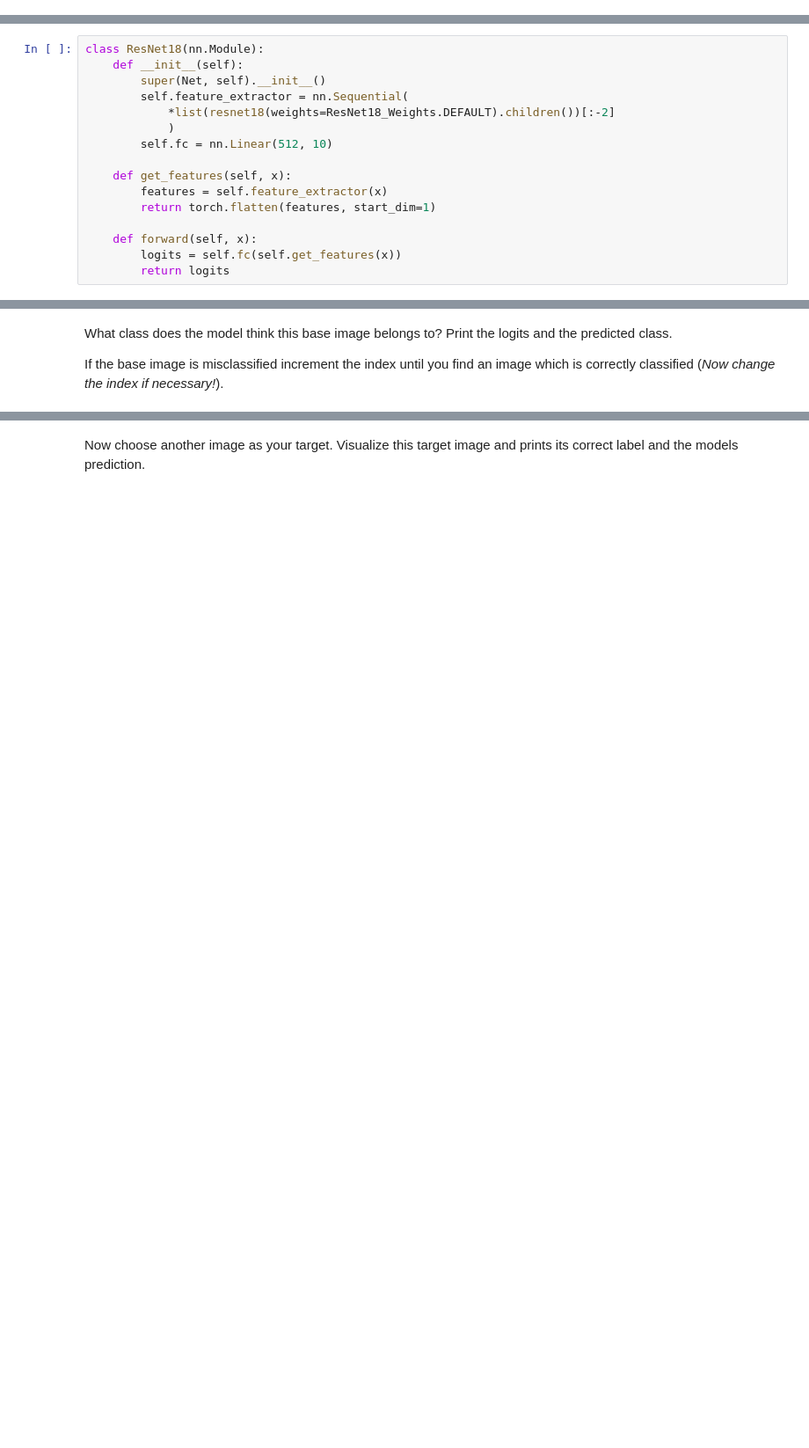
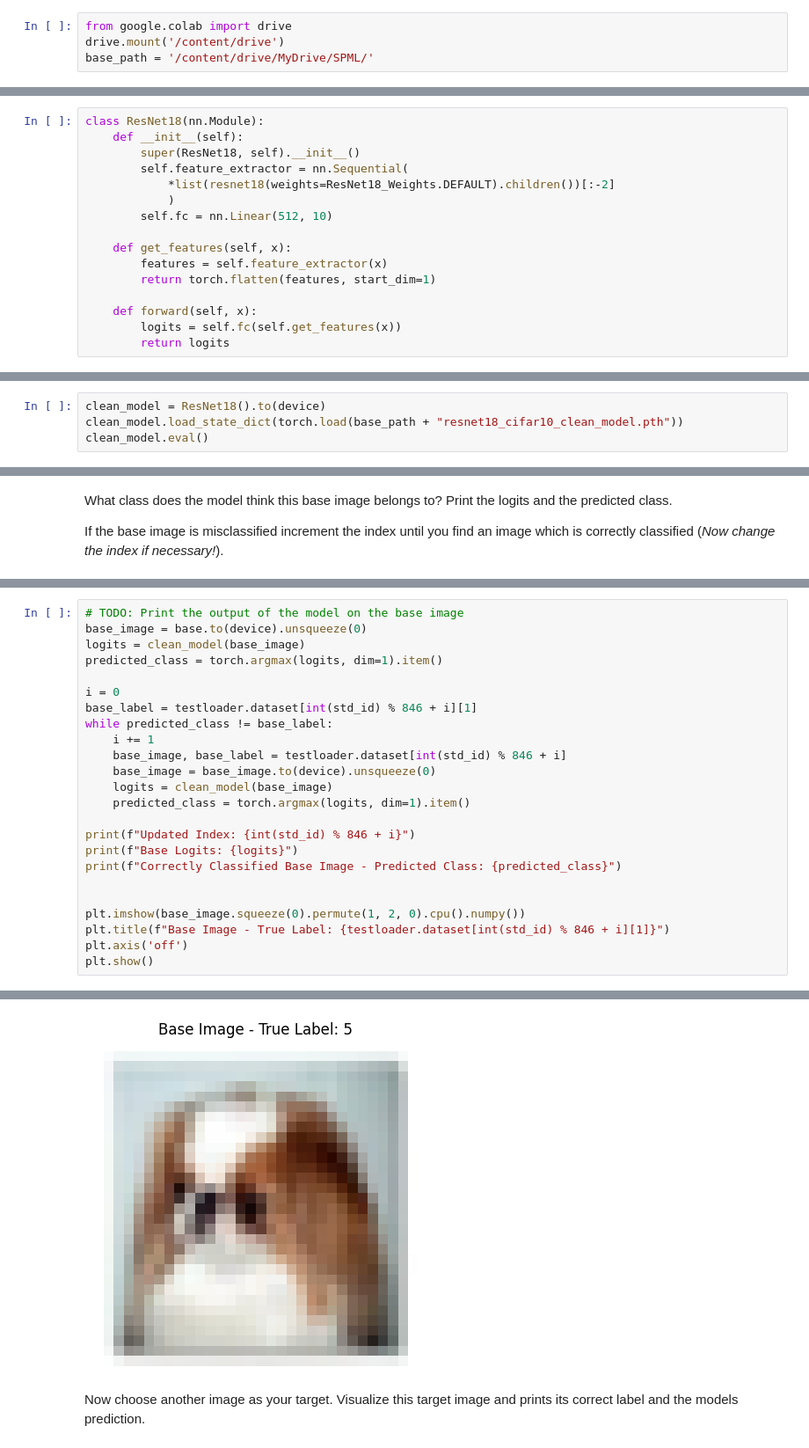
Before and after one commit to amirezzati/spml, a Jupyter notebook: homeworks/hw4/pract/SPML_PHW4_Poisoning.ipynb, the cells around one changed output, grey strips where cells are left out. Shown at 88% size. Cells and saved outputs as stored; diff of their text form; blank space fills up the shorter version.

```diff
--- a/homeworks/hw4/pract/SPML_PHW4_Poisoning.ipynb
+++ b/homeworks/hw4/pract/SPML_PHW4_Poisoning.ipynb
@@ -29,0 +32,4 @@ device
+# %%
+from google.colab import drive
+drive.mount('/content/drive')
+base_path = '/content/drive/MyDrive/SPML/'
@@ -46,7 +67,7 @@ Load the pre-trained resnet18 architecture from torchvision.
 # %%
 class ResNet18(nn.Module):
     def __init__(self):
-        super(Net, self).__init__()
+        super(ResNet18, self).__init__()
         self.feature_extractor = nn.Sequential(
             *list(resnet18(weights=ResNet18_Weights.DEFAULT).children())[:-2]
             )
@@ -83,2 +148,6 @@ train_model(clean_model, trainloader, optimizer, criterion)
 # %% [markdown]
 # Testing (5 points)
+# %%
+clean_model = ResNet18().to(device)
+clean_model.load_state_dict(torch.load(base_path + "resnet18_cifar10_clean_model.pth"))
+clean_model.eval()
@@ -122,0 +251,25 @@ If the base image is misclassified increment the index until you find an image w
+# %%
+# TODO: Print the output of the model on the base image
+base_image = base.to(device).unsqueeze(0)
+logits = clean_model(base_image)
+predicted_class = torch.argmax(logits, dim=1).item()
+
+i = 0
+base_label = testloader.dataset[int(std_id) % 846 + i][1]
+while predicted_class != base_label:
+    i += 1
+    base_image, base_label = testloader.dataset[int(std_id) % 846 + i]
+    base_image = base_image.to(device).unsqueeze(0)
+    logits = clean_model(base_image)
+    predicted_class = torch.argmax(logits, dim=1).item()
+
+print(f"Updated Index: {int(std_id) % 846 + i}")
+print(f"Base Logits: {logits}")
+print(f"Correctly Classified Base Image - Predicted Class: {predicted_class}")
+
+
+plt.imshow(base_image.squeeze(0).permute(1, 2, 0).cpu().numpy())
+plt.title(f"Base Image - True Label: {testloader.dataset[int(std_id) % 846 + i][1]}")
+plt.axis('off')
+plt.show()
+# %% [output]
@@ -123,2 +281,3 @@ If the base image is misclassified increment the index until you find an image w
+[figure, added]
 # %% [markdown]
 Now choose another image as your target. Visualize this target image and prints its correct label and the models prediction.
```
Also changed, not shown: parts of 50 cells of this notebook.
